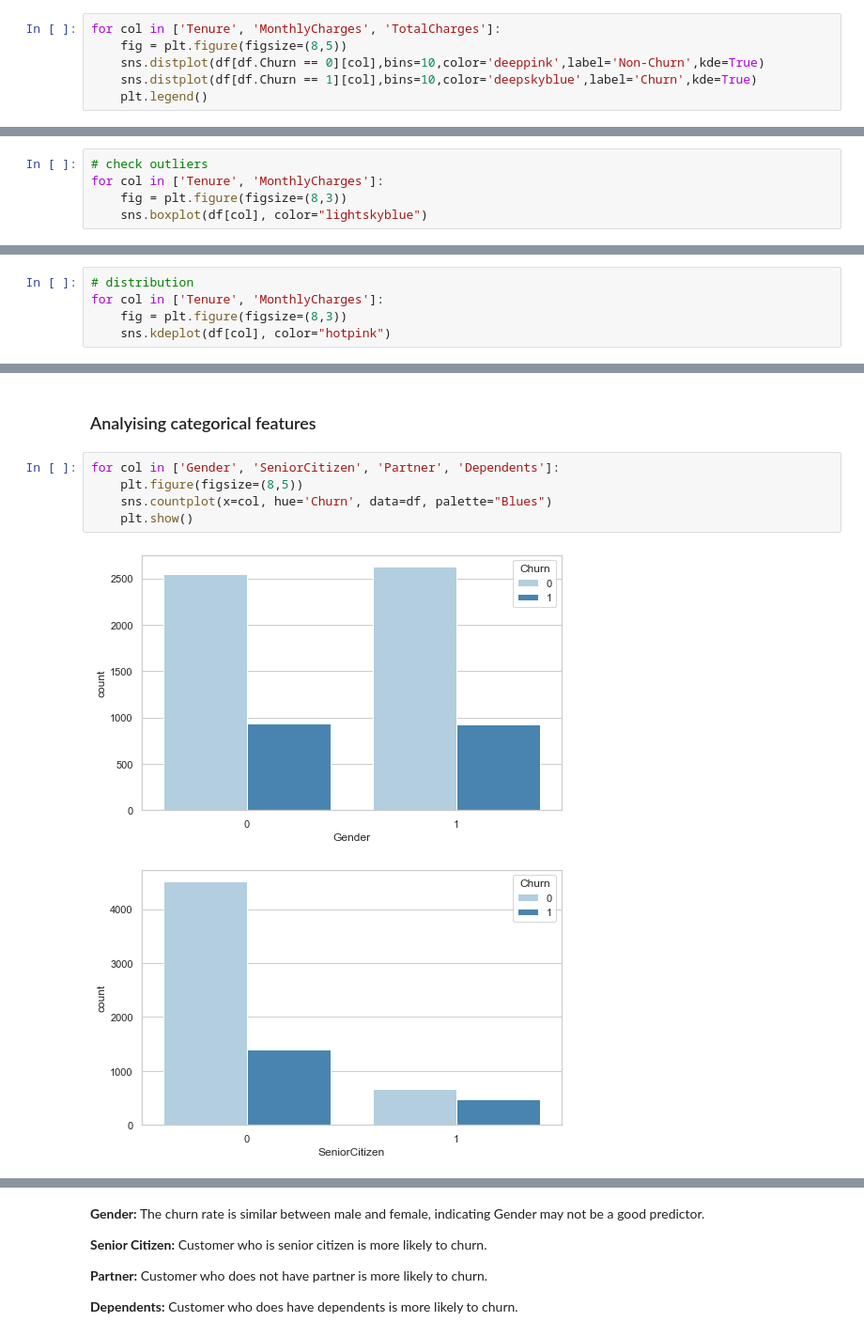
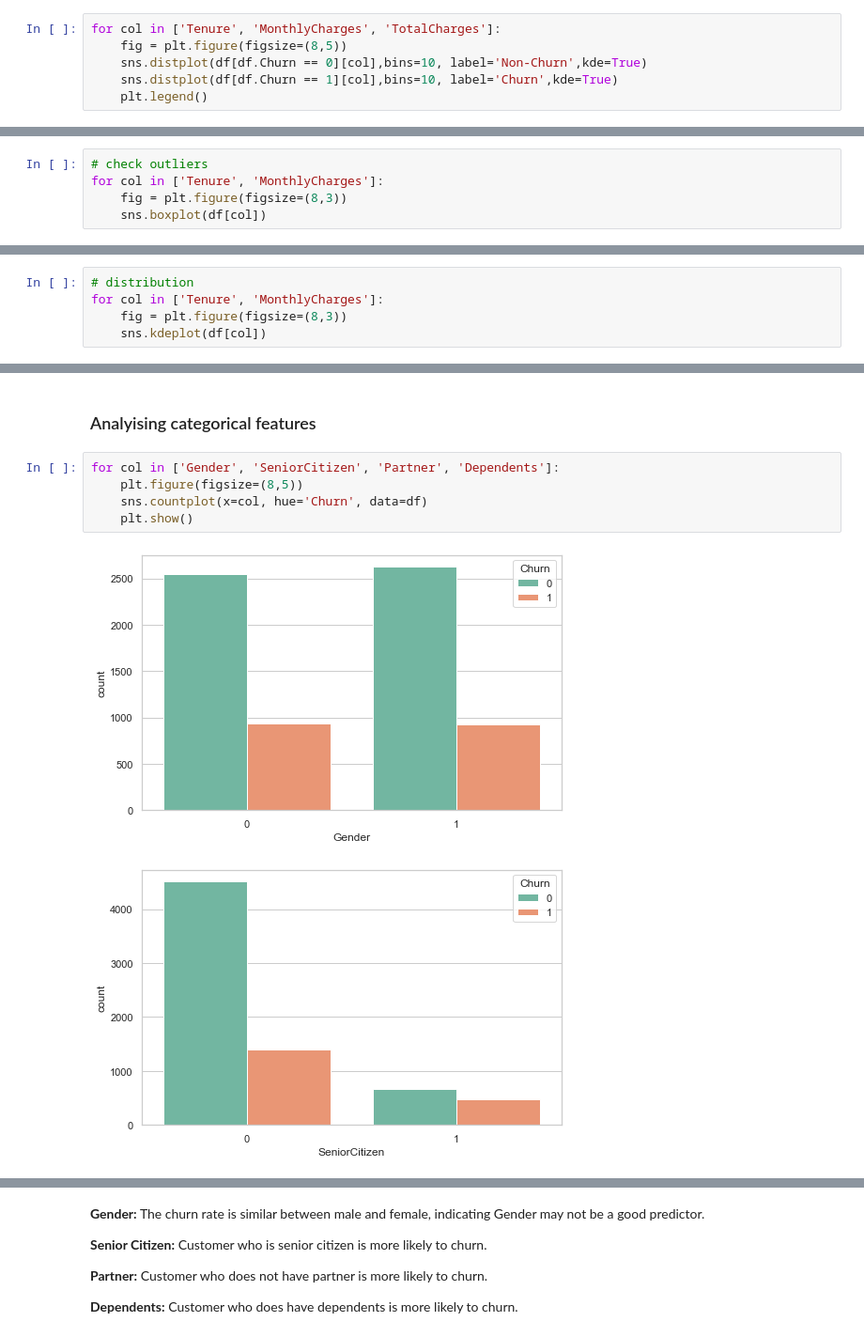
Before and after one commit to vnaazleen/telco-churn-prediction, a Jupyter notebook: Telco Customer Churn.ipynb, the cells around one changed output, grey strips where cells are left out. Shown at 94% size. Drawn from its saved outputs; the diff is of its cells as text.

```diff
--- a/Telco Customer Churn.ipynb
+++ b/Telco Customer Churn.ipynb
@@ -519,7 +519,7 @@ Let's analyse two numerical features, Tenure, Monthly Charges and Total Charges
 # %%
 for col in ['Tenure', 'MonthlyCharges', 'TotalCharges']:
     fig = plt.figure(figsize=(8,5))
-    sns.distplot(df[df.Churn == 0][col],bins=10,color='deeppink',label='Non-Churn',kde=True)
-    sns.distplot(df[df.Churn == 1][col],bins=10,color='deepskyblue',label='Churn',kde=True)
+    sns.distplot(df[df.Churn == 0][col],bins=10, label='Non-Churn',kde=True)
+    sns.distplot(df[df.Churn == 1][col],bins=10, label='Churn',kde=True)
     plt.legend()
 # %% [output]
@@ -534,5 +534,5 @@ for col in ['Tenure', 'MonthlyCharges', 'TotalCharges']:
 # check outliers
 for col in ['Tenure', 'MonthlyCharges']:
     fig = plt.figure(figsize=(8,3))
-    sns.boxplot(df[col], color="lightskyblue")
+    sns.boxplot(df[col])
 # %% [output]
@@ -544,5 +544,5 @@ for col in ['Tenure', 'MonthlyCharges']:
 # distribution
 for col in ['Tenure', 'MonthlyCharges']:
     fig = plt.figure(figsize=(8,3))
-    sns.kdeplot(df[col], color="hotpink")
+    sns.kdeplot(df[col])
 # %% [output]
@@ -555,8 +555,8 @@ for col in ['Tenure', 'MonthlyCharges']:
 # %%
 for col in ['Gender', 'SeniorCitizen', 'Partner', 'Dependents']:
     plt.figure(figsize=(8,5))
-    sns.countplot(x=col, hue='Churn', data=df, palette="Blues")
+    sns.countplot(x=col, hue='Churn', data=df)
     plt.show()
 # %% [output]
-[figure, old version]
+[figure, new version]
-[figure, old version]
+[figure, new version]
```
Also changed, not shown: parts of 29 cells of this notebook.
